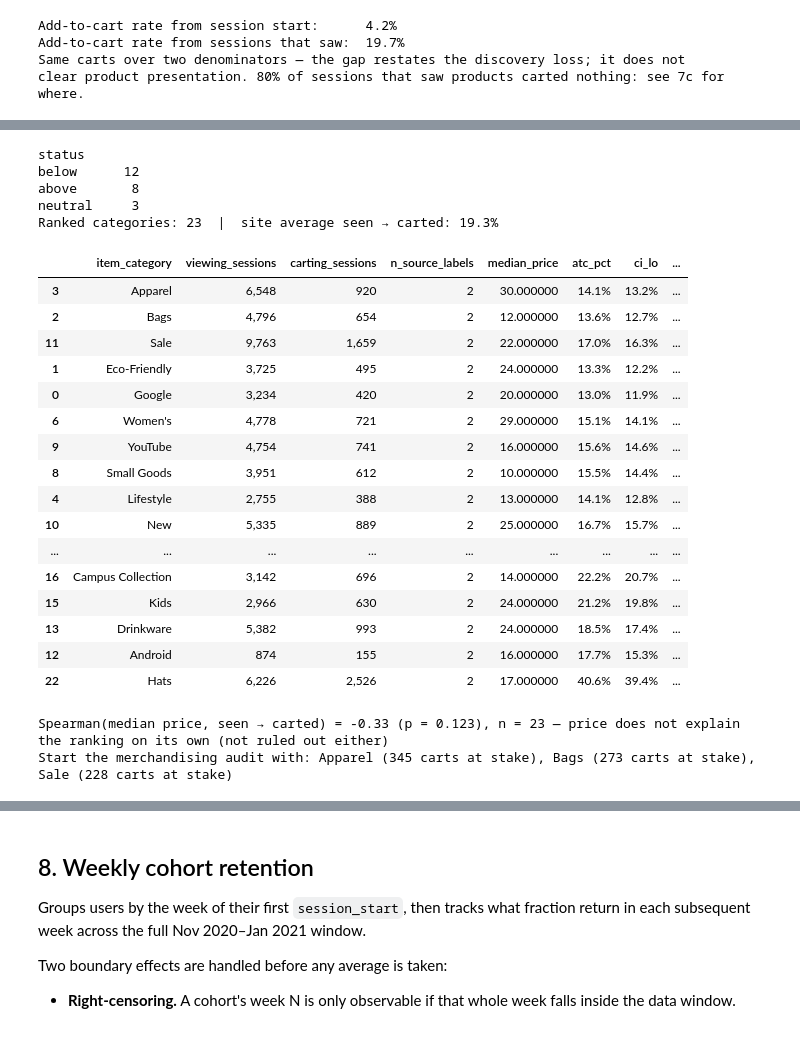
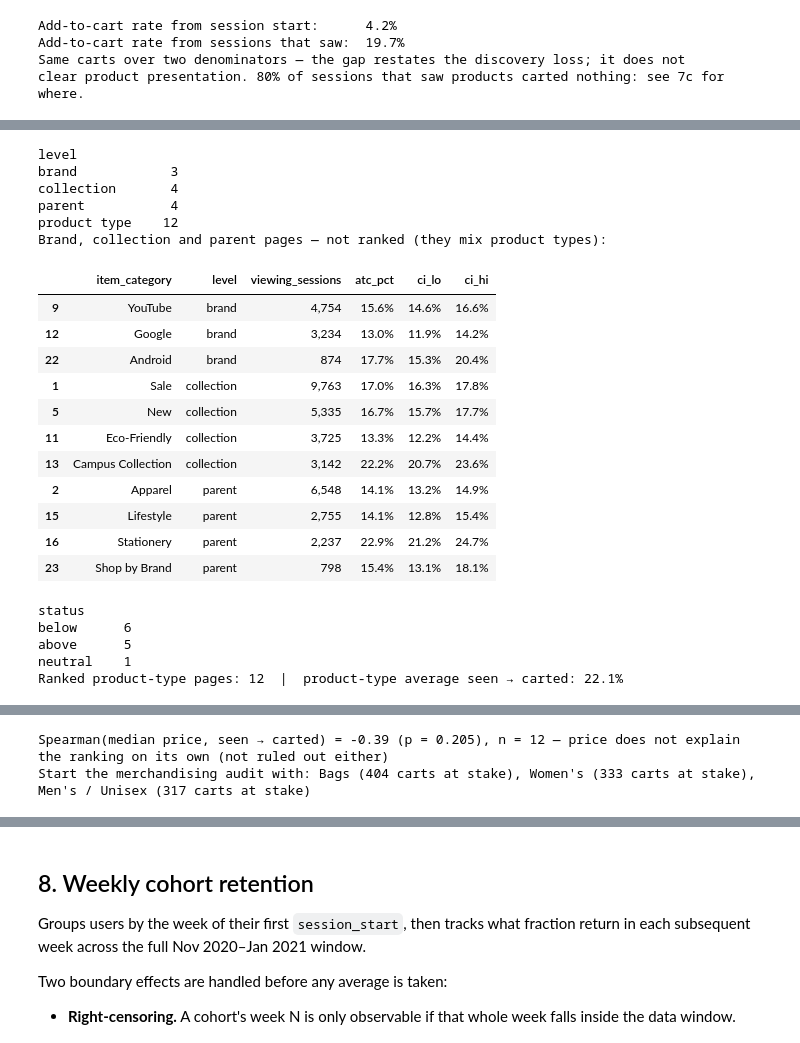
Before and after one commit to guiarpi/ga4-product-analytics, a Jupyter notebook: ga4_funnel_analysis.ipynb, the cells around one changed output, grey strips where cells are left out. Saved outputs shown, nothing was run; the diff lists cells and outputs as text; code cells hidden in the pictures.

```diff
--- a/ga4_funnel_analysis.ipynb
+++ b/ga4_funnel_analysis.ipynb
@@ -763,16 +1355,28 @@ Merged categories — check none of these merges two genuinely different things:
 # %%
 # ── Section 7d: Category ranking + chart ─────────────────────────────────────
 MIN_CATEGORY_VIEWS = 500   # below this the rate is too noisy to rank
+from metrics import site_average, flag_categories, listing_levels
+from stats_utils import wilson_ci, chi_square, format_p
 
-category_df = category_raw[
+# Level of each listing page from the path segment above it (metrics.listing_levels):
+# product type / brand / collection / parent. Only product types are ranked.
+category_raw["level"] = listing_levels(category_raw["item_category"], category_raw["parent_node"])
+listed = category_raw[
     (category_raw["item_category"] != "(not set)")
     & (category_raw["viewing_sessions"] >= MIN_CATEGORY_VIEWS)
 ].copy()
-category_df["atc_pct"] = category_df["carting_sessions"] / category_df["viewing_sessions"] * 100
+listed["atc_pct"] = listed["carting_sessions"] / listed["viewing_sessions"] * 100
+print(listed.groupby("level").size().to_string())
+category_df    = listed[listed["level"] == "product type"].copy()
+other_pages_df = listed[listed["level"] != "product type"].sort_values(["level", "viewing_sessions"], ascending=[True, False])
+_oci = [wilson_ci(k, n) for k, n in zip(other_pages_df["carting_sessions"], other_pages_df["viewing_sessions"])]
+other_pages_df["ci_lo"], other_pages_df["ci_hi"] = [c[0] for c in _oci], [c[1] for c in _oci]
+print("Brand, collection and parent pages — not ranked (they mix product types):")
+display(other_pages_df[["item_category", "level", "viewing_sessions", "atc_pct", "ci_lo", "ci_hi"]]
+        .style.format({"viewing_sessions": "{:,}", "atc_pct": "{:.1f}%", "ci_lo": "{:.1f}%", "ci_hi": "{:.1f}%"}))
 
-# Site average: pooled (volume-weighted) rate across ranked categories — internal, not an external benchmark.
-# Shared with generate_dashboard.py (metrics.py, unit-tested in tests/).
-from metrics import site_average, flag_categories
+# Product-type average: pooled (volume-weighted) rate across ranked product-type pages —
+# internal, not an external benchmark. Shared with generate_dashboard.py (metrics.py).
 category_benchmark = site_average(category_df["carting_sessions"], category_df["viewing_sessions"])
 
 # E6 — "below" only when the whole Wilson 95% interval is under the site average ("above"
@@ -781,7 +1385,7 @@ category_df = flag_categories(category_df, category_benchmark)
 print(category_df["status"].value_counts().to_string())
 category_df = category_df.sort_values("atc_pct").reset_index(drop=True)
 
-print(f"Ranked categories: {len(category_df)}  |  site average seen → carted: {category_benchmark:.1f}%")
+print(f"Ranked product-type pages: {len(category_df)}  |  product-type average seen → carted: {category_benchmark:.1f}%")
 display(category_df.sort_values("carts_at_stake", ascending=False)
         .drop(columns=["source_labels"])
         .style.format({"atc_pct": "{:.1f}%", "viewing_sessions": "{:,}", "ci_lo": "{:.1f}%",
@@ -792,58 +1396,56 @@ fig_cat = go.Figure(go.Bar(
     y=category_df["item_category"], x=category_df["atc_pct"].round(1),
     orientation="h",
     text=[f"{v:.1f}%" for v in category_df["atc_pct"]], textposition="outside",
     marker_color=[{"below": "#ea580c", "above": "#4C78A8"}.get(st, "#cbd5e1") for st in category_df["status"]],
     error_x=dict(type="data", symmetric=False,
                  array=(category_df["ci_hi"] - category_df["atc_pct"]).tolist(),
                  arrayminus=(category_df["atc_pct"] - category_df["ci_lo"]).tolist(),
                  color="#6b7280", thickness=1, width=3),
 ))
 fig_cat.add_vline(x=category_benchmark, line_dash="dash", line_color="#6b7280",
-                  annotation_text=f"site average {category_benchmark:.1f}%", annotation_position="top")
+                  annotation_text=f"product-type average {category_benchmark:.1f}%", annotation_position="top")
 fig_cat.update_layout(
-    title="Seen → Carted Rate by Product Category",
+    title="Seen → Carted Rate by Product-Type Listing Page",
     height=max(320, 30 * len(category_df) + 100),
     yaxis=dict(autorange="reversed"),
-    xaxis_title="% of sessions that saw the category and carted an item from it",
+    xaxis_title="% of sessions that saw the page's products and carted one",
     showlegend=False,
 )
 fig_cat.show()
 
 # Price as a confounder: does a category's median listed price track its rate?
 from scipy.stats import spearmanr
-from stats_utils import format_p
 _pr = category_df.dropna(subset=["median_price"])
 category_price_rho, category_price_p = (float(x) for x in spearmanr(_pr["median_price"], _pr["atc_pct"]))
 print(f"Spearman(median price, seen → carted) = {category_price_rho:+.2f} ({format_p(category_price_p)}), "
       f"n = {len(_pr)} — " + ("price does not explain the ranking on its own (not ruled out either)"
                              if category_price_p >= 0.05 else "price tracks the rate: part of each gap may be price"))
 
 top_targets = (category_df.sort_values("carts_at_stake", ascending=False)
                .query("carts_at_stake > 0").head(3))
 print("Start the merchandising audit with:",
       ", ".join(f"{r.item_category} ({r.carts_at_stake:,} carts at stake)" for r in top_targets.itertuples()))
 # %% [output]
-status
-below      12
-above       8
-neutral     3
-Ranked categories: 23  |  site average seen → carted: 19.3%
+level
+brand            3
+collection       4
+parent           4
+product type    12
+Brand, collection and parent pages — not ranked (they mix product types):
-|  | item_category | viewing_sessions | carting_sessions | n_source_labels | median_price | atc_pct | ci_lo | ... |
-| 3 | Apparel | 6,548 | 920 | 2 | 30.000000 | 14.1% | 13.2% | ... |
-| 2 | Bags | 4,796 | 654 | 2 | 12.000000 | 13.6% | 12.7% | ... |
-| 11 | Sale | 9,763 | 1,659 | 2 | 22.000000 | 17.0% | 16.3% | ... |
-| 1 | Eco-Friendly | 3,725 | 495 | 2 | 24.000000 | 13.3% | 12.2% | ... |
-| 0 | Google | 3,234 | 420 | 2 | 20.000000 | 13.0% | 11.9% | ... |
-| 6 | Women's | 4,778 | 721 | 2 | 29.000000 | 15.1% | 14.1% | ... |
-| 9 | YouTube | 4,754 | 741 | 2 | 16.000000 | 15.6% | 14.6% | ... |
-| 8 | Small Goods | 3,951 | 612 | 2 | 10.000000 | 15.5% | 14.4% | ... |
-| 4 | Lifestyle | 2,755 | 388 | 2 | 13.000000 | 14.1% | 12.8% | ... |
-| 10 | New | 5,335 | 889 | 2 | 25.000000 | 16.7% | 15.7% | ... |
-| ... | ... | ... | ... | ... | ... | ... | ... | ... |
-| 16 | Campus Collection | 3,142 | 696 | 2 | 14.000000 | 22.2% | 20.7% | ... |
-| 15 | Kids | 2,966 | 630 | 2 | 24.000000 | 21.2% | 19.8% | ... |
-| 13 | Drinkware | 5,382 | 993 | 2 | 24.000000 | 18.5% | 17.4% | ... |
-| 12 | Android | 874 | 155 | 2 | 16.000000 | 17.7% | 15.3% | ... |
-| 22 | Hats | 6,226 | 2,526 | 2 | 17.000000 | 40.6% | 39.4% | ... |
+|  | item_category | level | viewing_sessions | atc_pct | ci_lo | ci_hi |
+| 9 | YouTube | brand | 4,754 | 15.6% | 14.6% | 16.6% |
+| 12 | Google | brand | 3,234 | 13.0% | 11.9% | 14.2% |
+| 22 | Android | brand | 874 | 17.7% | 15.3% | 20.4% |
+| 1 | Sale | collection | 9,763 | 17.0% | 16.3% | 17.8% |
+| 5 | New | collection | 5,335 | 16.7% | 15.7% | 17.7% |
+| 11 | Eco-Friendly | collection | 3,725 | 13.3% | 12.2% | 14.4% |
+| 13 | Campus Collection | collection | 3,142 | 22.2% | 20.7% | 23.6% |
+| 2 | Apparel | parent | 6,548 | 14.1% | 13.2% | 14.9% |
+| 15 | Lifestyle | parent | 2,755 | 14.1% | 12.8% | 15.4% |
+| 16 | Stationery | parent | 2,237 | 22.9% | 21.2% | 24.7% |
+| 23 | Shop by Brand | parent | 798 | 15.4% | 13.1% | 18.1% |
-Spearman(median price, seen → carted) = -0.33 (p = 0.123), n = 23 — price does not explain the ranking on its own (not ruled out either)
-Start the merchandising audit with: Apparel (345 carts at stake), Bags (273 carts at stake), Sale (228 carts at stake)
+status
+below      6
+above      5
+neutral    1
+Ranked product-type pages: 12  |  product-type average seen → carted: 22.1%
@@ -849,0 +1465,2 @@ Start the merchandising audit with: Apparel (345 carts at stake), Bags (273 cart
+Spearman(median price, seen → carted) = -0.39 (p = 0.205), n = 12 — price does not explain the ranking on its own (not ruled out either)
+Start the merchandising audit with: Bags (404 carts at stake), Women's (333 carts at stake), Men's / Unisex (317 carts at stake)
```
Also changed, not shown: parts of 26 cells of this notebook.
